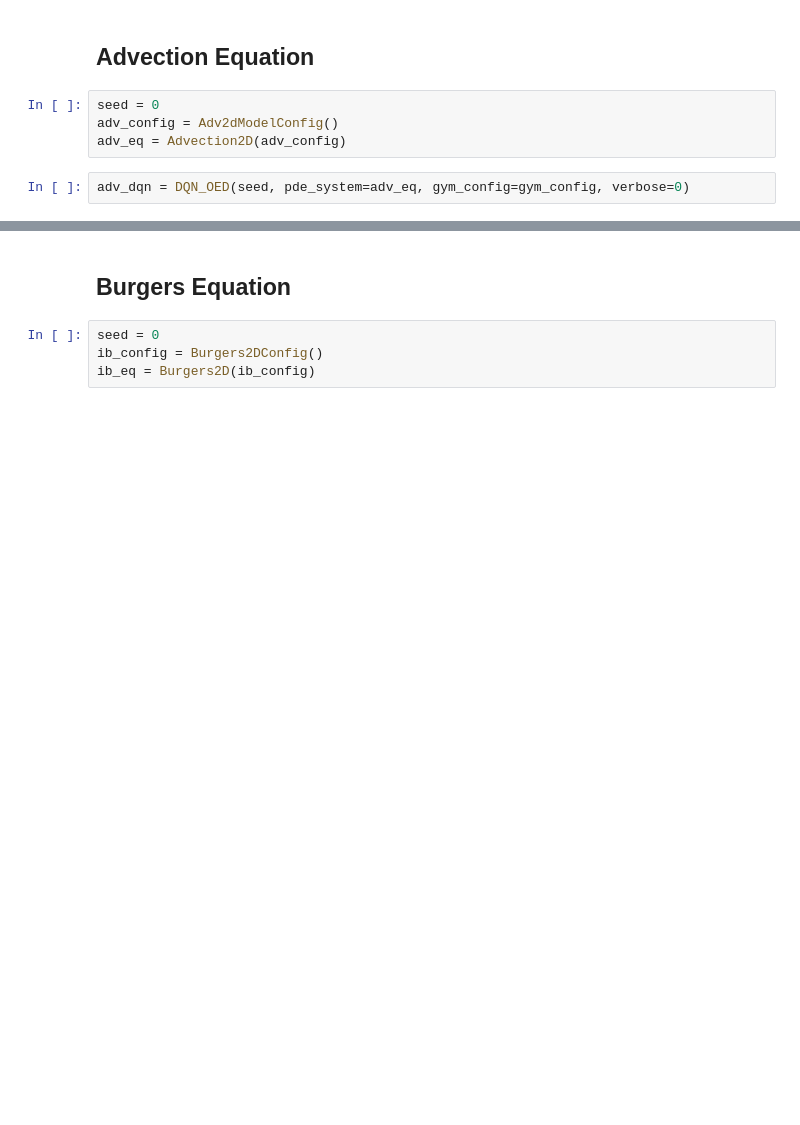
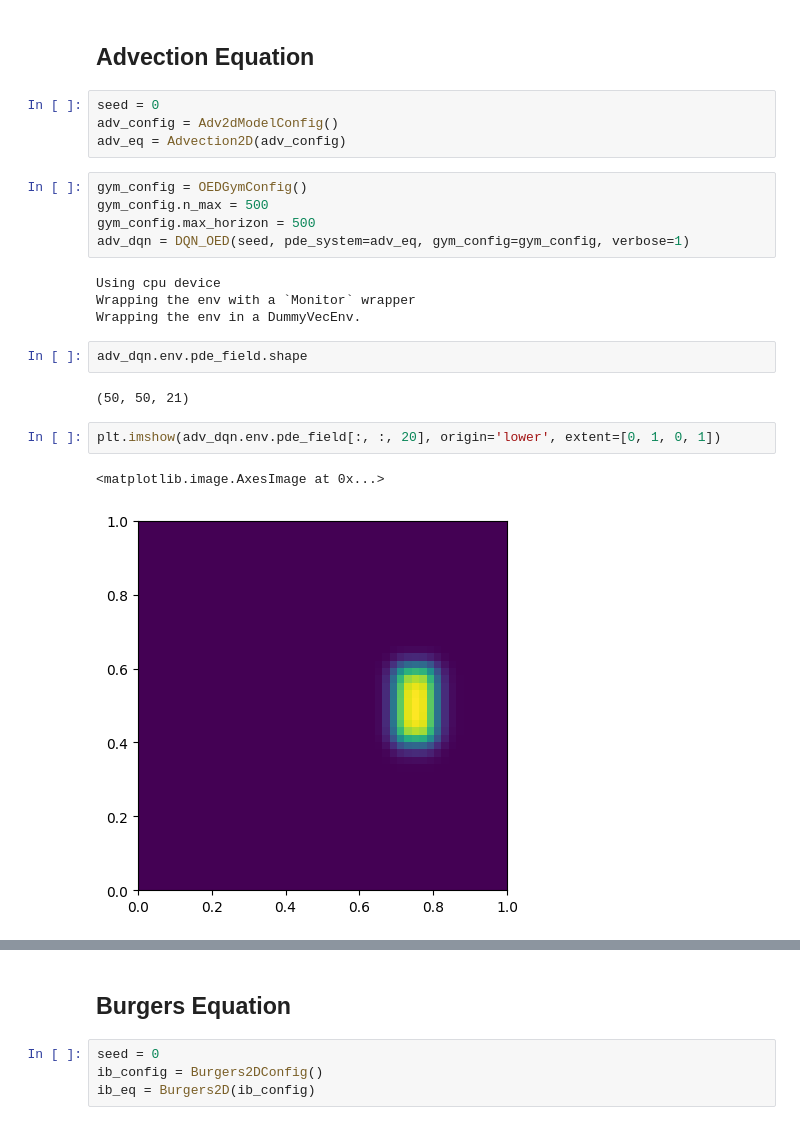
Before and after one commit to apoorv-s/Optimal-Experimental-Design-using-RL, a Jupyter notebook: DQNTests.ipynb, the cells around one changed output, grey strips where cells are left out. Saved outputs shown, nothing was run; the diff lists cells and outputs as text; blank space fills up the shorter version.

```diff
--- a/DQNTests.ipynb
+++ b/DQNTests.ipynb
@@ -24,5 +23,21 @@ seed = 0
 adv_config = Adv2dModelConfig()
 adv_eq = Advection2D(adv_config)
 # %%
-adv_dqn = DQN_OED(seed, pde_system=adv_eq, gym_config=gym_config, verbose=0)
+gym_config = OEDGymConfig()
+gym_config.n_max = 500
+gym_config.max_horizon = 500
+adv_dqn = DQN_OED(seed, pde_system=adv_eq, gym_config=gym_config, verbose=1)
+# %% [output]
+Using cpu device
+Wrapping the env with a `Monitor` wrapper
+Wrapping the env in a DummyVecEnv.
+# %%
+adv_dqn.env.pde_field.shape
+# %% [output]
+(50, 50, 21)
+# %%
+plt.imshow(adv_dqn.env.pde_field[:, :, 20], origin='lower', extent=[0, 1, 0, 1])
+# %% [output]
+<matplotlib.image.AxesImage at 0x...>
+[figure, added]
 # %%
```
Also changed, not shown: parts of 16 cells of this notebook, 6 other files.
